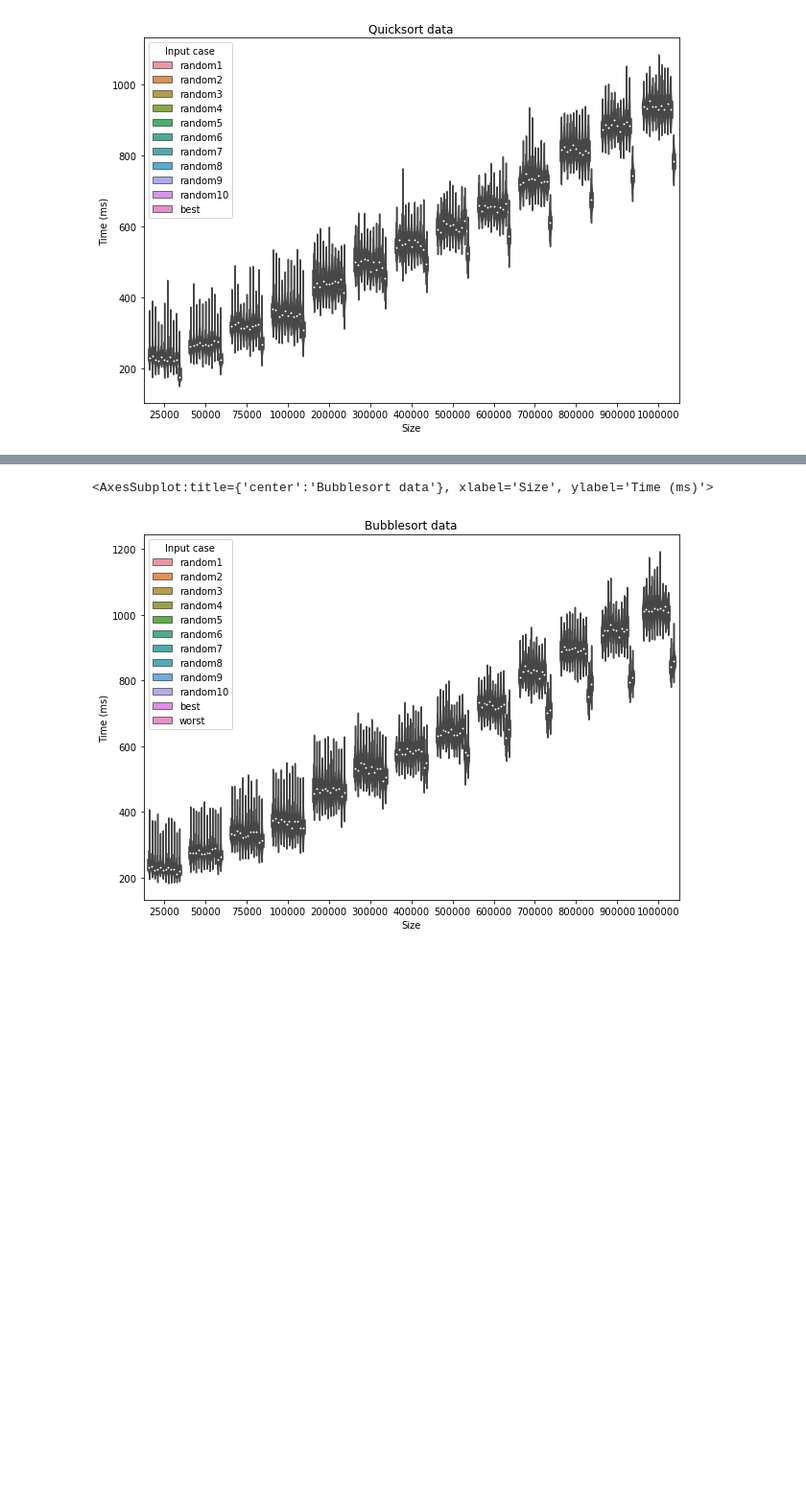
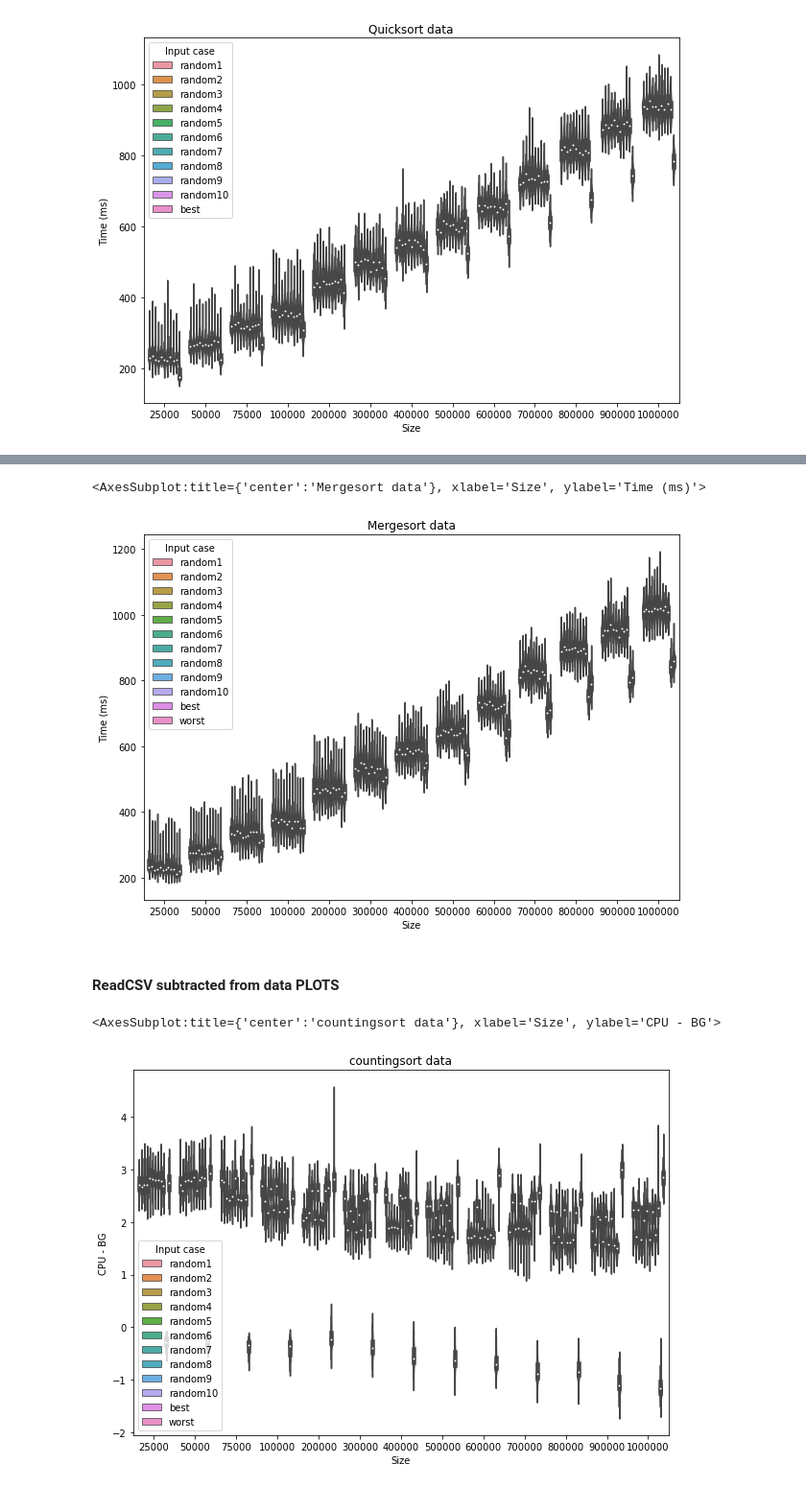
Before and after one commit to hrallil/RAPL_measurements, a Jupyter notebook: Java/FinalResults/DataAnalysis.ipynb, the cells around one changed output, grey strips where cells are left out. Shown at 96% size. Drawn from its saved outputs; the diff is of its cells as text; code cells hidden in the pictures; blank space fills up the shorter version.

```diff
--- a/Java/FinalResults/DataAnalysis.ipynb
+++ b/Java/FinalResults/DataAnalysis.ipynb
@@ -135,2 +122,30 @@ dtype: int64
 # %% [markdown]
 #### Subtract readCSV from data
+# %%
+#Counting sort
+bgAVGrand = []
+bgAVGWorst = []
+bgAVGBest = []
+s = [25000,50000,75000,100000,200000,300000,400000,500000,600000,700000,800000,900000,1000000]
+l = []
+for size in range(len(s)):
+    bgAVGrand.append(dfReadCSV[dfReadCSV["Test name"] == f"readCSVCountingRand{s[size]}"].mean())
+
+for size in range(len(s)):
+    bgAVGWorst.append(dfReadCSV[dfReadCSV["Test name"] == f"readCSVCountingBest{s[size]}"].mean())
+
+for size in range(len(s)):
+    bgAVGBest.append(dfReadCSV[dfReadCSV["Test name"] == f"readCSVCountingWorst{s[size]}"].mean())
+
+for i in range(len(dfCounting)):
+    for size in range(len(s)):
+        if (int(dfCounting["Size"][i]) == s[size]):
+            if(dfCounting["Input case"][i] != "worst" and dfCounting["Input case"][i] != "best"):
+                l.append(dfCounting["CPU (J)"][i] - bgAVGrand[size]["CPU (J)"])
+            if(dfCounting["Input case"][i] == "best"):
+                l.append(dfCounting["CPU (J)"][i] - bgAVGBest[size]["CPU (J)"])
+            if(dfCounting["Input case"][i] == "worst"):
+                l.append(dfCounting["CPU (J)"][i] - bgAVGWorst[size]["CPU (J)"])
+
+dfCounting["CPU - BG"] = l
+dfCounting[dfCounting["Input case"] == "best"]
@@ -193,7 +292,16 @@ sns.violinplot(data = dfBubbleSort[dfBubbleSort["Input case"]=="best"][dfBubbleS
 # %%
 plt.figure(figsize=(10,7))
-plt.title("Bubblesort data")
+plt.title("Mergesort data")
 sns.violinplot(data = dfMergeSort, y = "Time (ms)", x = "Size", hue ="Input case")
 # %% [output]
-<AxesSubplot:title={'center':'Bubblesort data'}, xlabel='Size', ylabel='Time (ms)'>
+<AxesSubplot:title={'center':'Mergesort data'}, xlabel='Size', ylabel='Time (ms)'>
 [figure]
+# %% [markdown]
+#### ReadCSV subtracted from data PLOTS
+# %%
+plt.figure(figsize=(10,7))
+plt.title("countingsort data") # [dfCounting["Input case"]!="best"][dfCounting["Input case"]!="worst"]
+sns.violinplot(data = dfCounting, y = "CPU - BG", x = "Size", hue = "Input case")
+# %% [output]
+<AxesSubplot:title={'center':'countingsort data'}, xlabel='Size', ylabel='CPU - BG'>
+[figure, added]
```
Also changed, not shown: parts of 10 cells of this notebook, 1 other file.
